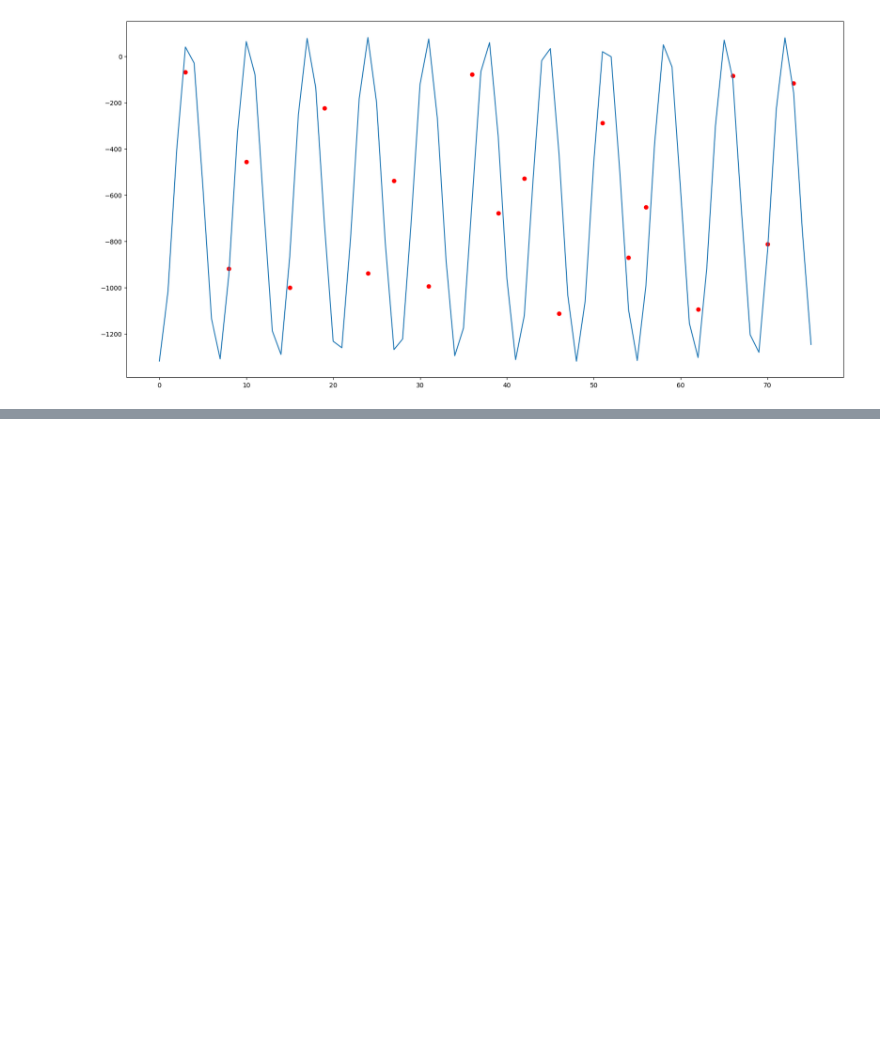
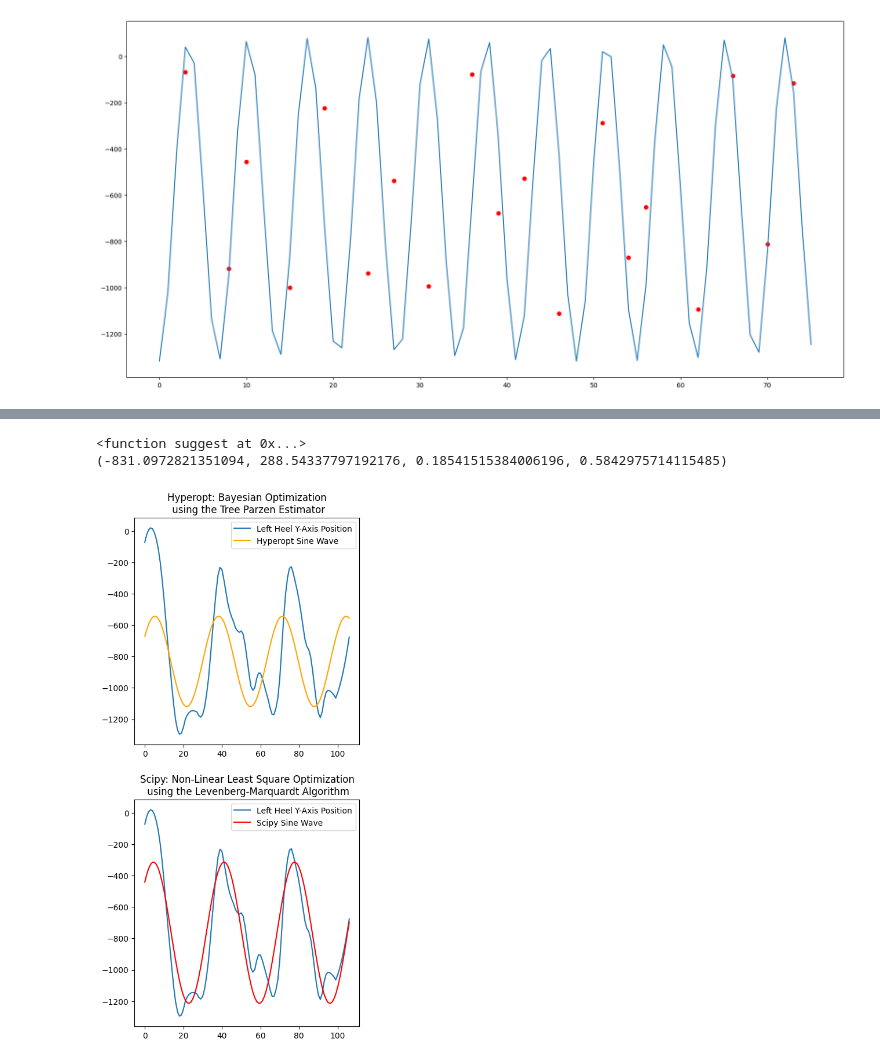
Before and after one commit to adarshramiyer/gAIt, a Jupyter notebook: data_processing/temporal_normalization.ipynb, the cells around one changed output, grey strips where cells are left out. Drawn from its saved outputs; the diff is of its cells as text; code cells hidden in the pictures; blank space fills up the shorter version.

Commit message:
solution: stack hyperopt and scipy

```diff
--- a/data_processing/temporal_normalization.ipynb
+++ b/data_processing/temporal_normalization.ipynb
@@ -125,0 +133,52 @@ plt.show()
+# %%
+# trying hyperopt + scipy
+
+X_train = x
+y_train = y
+
+seed = 22
+
+def objective(a0, a1, w, f):
+    return np.mean((a0+ a1 * np.sin(w*X_train + f) - y_train)**2)
+
+def objective2(args):
+    return objective(*args)
+
+space = [hp.uniform('a0', -1000, -750),
+         hp.uniform('a1', 200, 400),
+         hp.uniform('w', 0, 4),
+         hp.uniform('f', 0, 2 * np.pi)]
+
+tpe_algo = tpe.suggest
+print (tpe_algo)
+tpe_trials = Trials()
+
+tpe_best = fmin(fn=objective2, space=space, algo=tpe_algo, trials=tpe_trials, max_evals=300)
+
+print(hyperopt.space_eval(space, tpe_best))
+
+amplitude = float('{a1:.2f}'.format(**tpe_best))
+constant = float('{a0:.2f}'.format(**tpe_best))
+horiz_scale = float('{w:.2f}'.format(**tpe_best))
+offset = float('{f:.2f}'.format(**tpe_best))
+
+losses = tpe_trials.losses()
+
+hyperopt_params = [amplitude, horiz_scale, offset, constant]
+fig, ax = plt.subplots(2, figsize=(5, 10))
+ax[0].set_title('Hyperopt: Bayesian Optimization\n using the Tree Parzen Estimator')
+ax[0].plot(x, y, label='Left Heel Y-Axis Position')
+ax[0].plot(x, test_func(x, *hyperopt_params), color='orange', label='Hyperopt Sine Wave')
+ax[0].legend()
+
+ax[1].set_title('Scipy: Non-Linear Least Square Optimization\n using the Levenberg-Marquardt Algorithm')
+ax[1].plot(x, y, label='Left Heel Y-Axis Position')
+params, params_covariance = optimize.curve_fit(test_func, x, y, p0=hyperopt_params, method='lm')
+ax[1].plot(x, test_func(x, *params), color='red', label='Scipy Sine Wave')
+ax[1].legend()
+fig.tight_layout(pad=2.0)
+plt.show()
+# %% [output]
+<function suggest at 0x...>
+(-831.0972821351094, 288.54337797192176, 0.18541515384006196, 0.5842975714115485)
+[figure, added]
```
Also changed, not shown: parts of 2 cells of this notebook.
